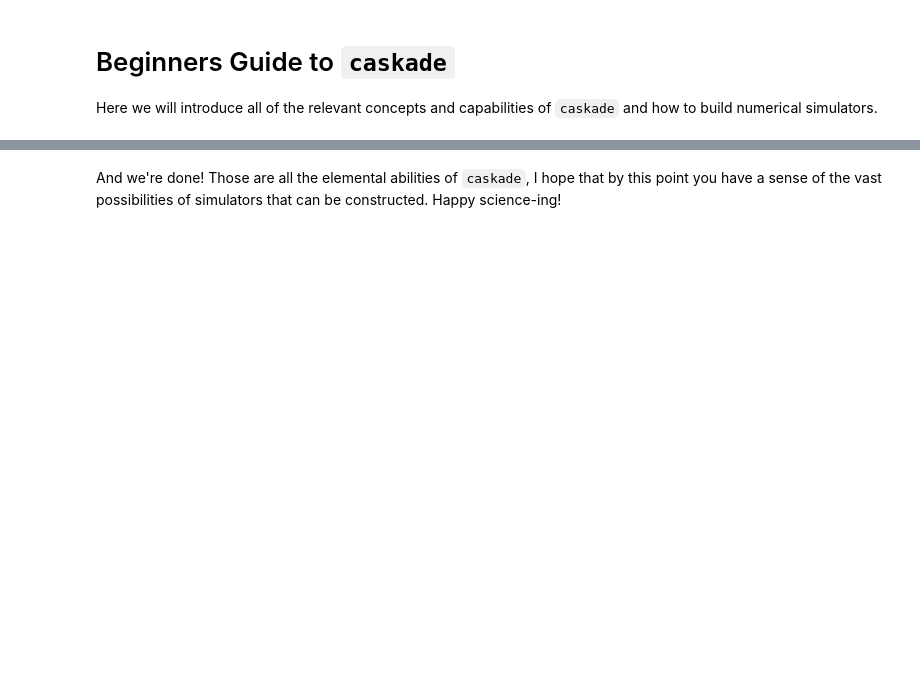
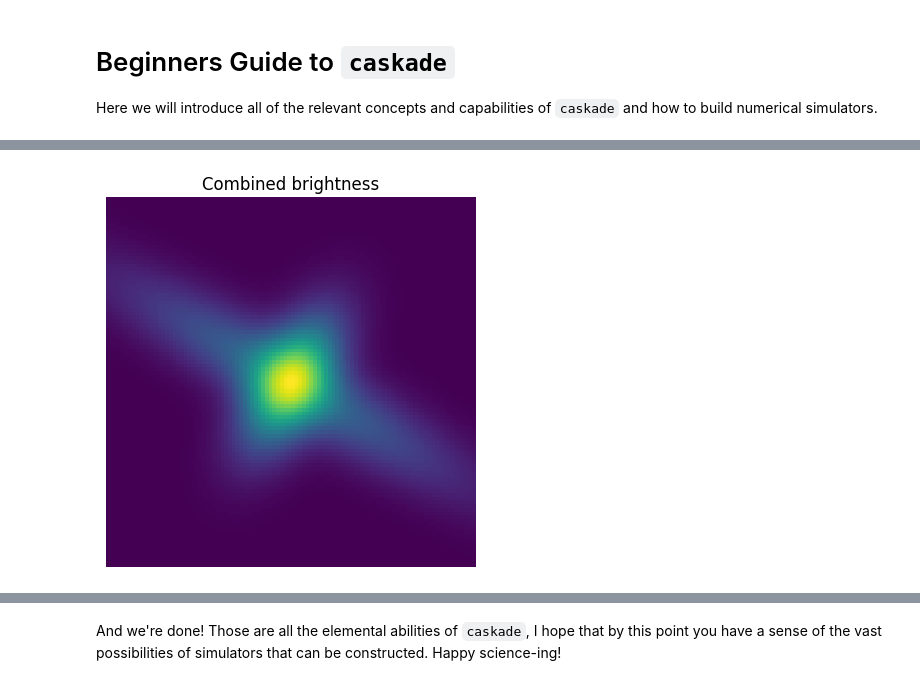
Before and after one commit to ConnorStoneAstro/caskade, a Jupyter notebook: docs/notebooks/BeginnersGuide.ipynb, the cells around one changed output, grey strips where cells are left out. Cells and saved outputs as stored; diff of their text form; code cells hidden in the pictures; blank space fills up the shorter version.

```diff
--- a/docs/notebooks/BeginnersGuide.ipynb
+++ b/docs/notebooks/BeginnersGuide.ipynb
@@ -288,0 +134,3 @@ mymainfunction funky:  tensor([[[  1062.,   9885.,  45402.],
+# %%
+secondsim = Gaussian("my second module", phi = 3.14*5/6, q = 0.2, sigma = 0.2, I0 = 0.5)
+secondsim.x0 = firstsim.x0 # now they share the same position
@@ -288,0 +147,15 @@ mymainfunction funky:  tensor([[[  1062.,   9885.,  45402.],
+# %%
+class Combined(Module):
+    def __init__(self, name, first, second):
+        super().__init__(name)
+        self.first = first # Modules are automatically registered
+        self.second = second
+        self.time = Param("time", 0.0) # for later
+
+    @forward
+    def brightness(self, x, y):
+        return self.first.brightness(x, y) + self.second.brightness(x, y)
+# %%
+combinedsim = Combined("my combined module", firstsim, secondsim)
+print(combinedsim)
+combinedsim.graphviz()
@@ -288,0 +179,8 @@ mymainfunction funky:  tensor([[[  1062.,   9885.,  45402.],
+# %%
+# same params as before since secondsim is all static or pointers to firstsim
+plt.imshow(combinedsim.brightness(x, y, params_list), origin="lower")
+plt.axis("off")
+plt.title("Combined brightness")
+plt.show()
+# %% [output]
+[figure, added]
```
Also changed, not shown: parts of 51 cells of this notebook, 2 other files.
